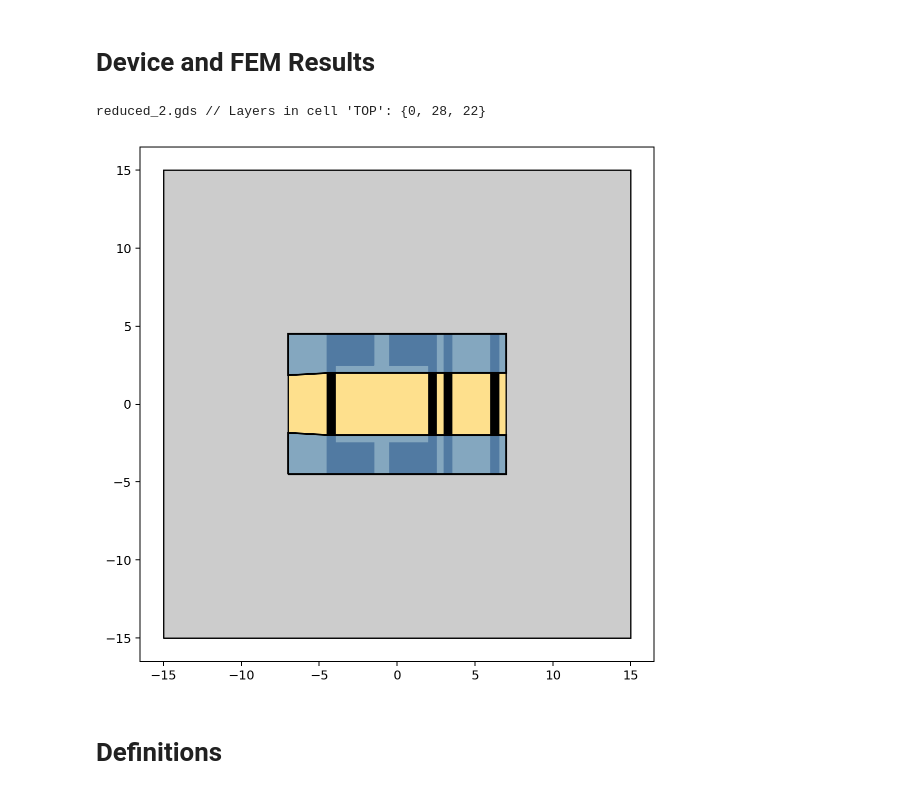
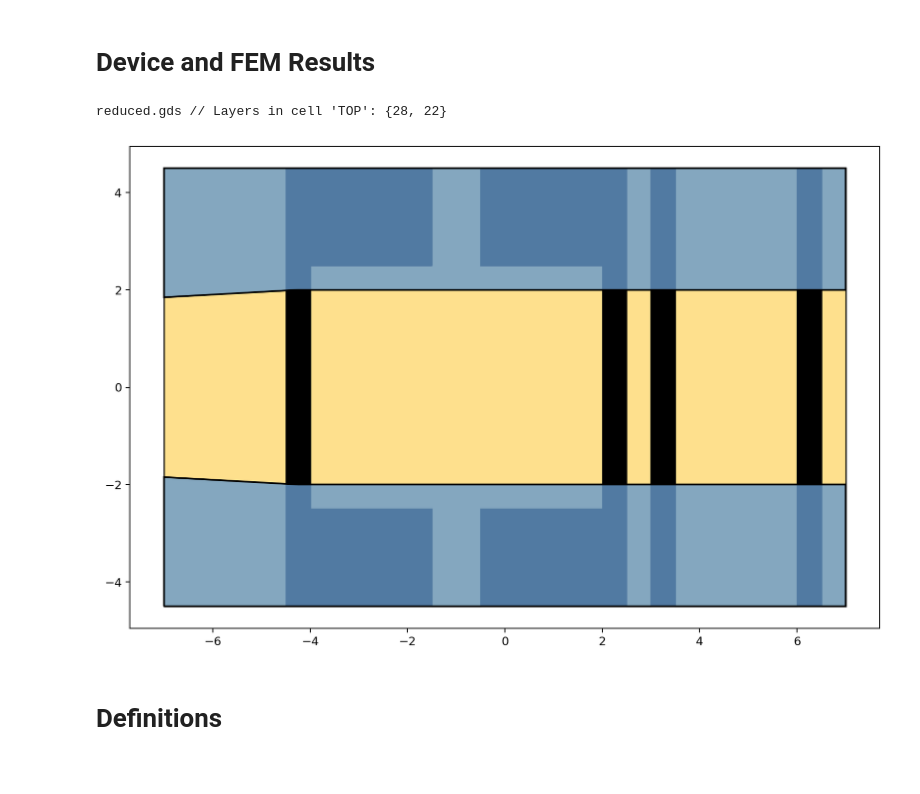
Before and after one commit to eelyon/LyonLabCodebase, a Jupyter notebook: zeroHeliumKitSims/Gordian/FEMAnalysis.ipynb, the cells around one changed output. Saved outputs shown, nothing was run; the diff lists cells and outputs as text; code cells hidden in the pictures.

```diff
--- a/zeroHeliumKitSims/Gordian/FEMAnalysis.ipynb
+++ b/zeroHeliumKitSims/Gordian/FEMAnalysis.ipynb
@@ -20,26 +20,26 @@ from zeroheliumkit.helpers.constants import *
 # %% [markdown]
 # Device and FEM Results
 # %%
-plot_config = {'wafer':BLACK,'bottom':YELLOW2,'extra':GRAY,'top':(BLUE,0.8)}
+plot_config = {'wafer':BLACK,'bottom':YELLOW2,'top':(BLUE,0.8)}
 # Read File
-file = Reader_GDS('reduced_2.gds')
+file = Reader_GDS('reduced.gds')
 file.import2zhk("TOP")
 device = GeomCollection(file.geometries)
 #Add a "wafer" Layer
-device.add_layer('wafer', Rectangle(30,30,(0,0)))
+device.add_layer('wafer', Rectangle(14,9,(0,0)))
 # Rename Layers
-device.rename_layer('L0','extra')
+# device.rename_layer('L0','extra')
 device.rename_layer('L22','bottom')
 device.rename_layer('L28','top')
 device.layers
 #Show Device
 device.quickplot(plot_config)
 
 ph = FieldAnalyzer(("twiddleSense_phi_xy.txt", 'phi', '2Dmap'))
 p = ph.phi
 # %% [output]
-reduced_2.gds // Layers in cell 'TOP': {0, 28, 22}
+reduced.gds // Layers in cell 'TOP': {28, 22}
-[figure, old version]
+[figure, new version]
 # %% [markdown]
 # Definitions
 # %%
```
Also changed, not shown: parts of 12 cells of this notebook, 6 other files.
